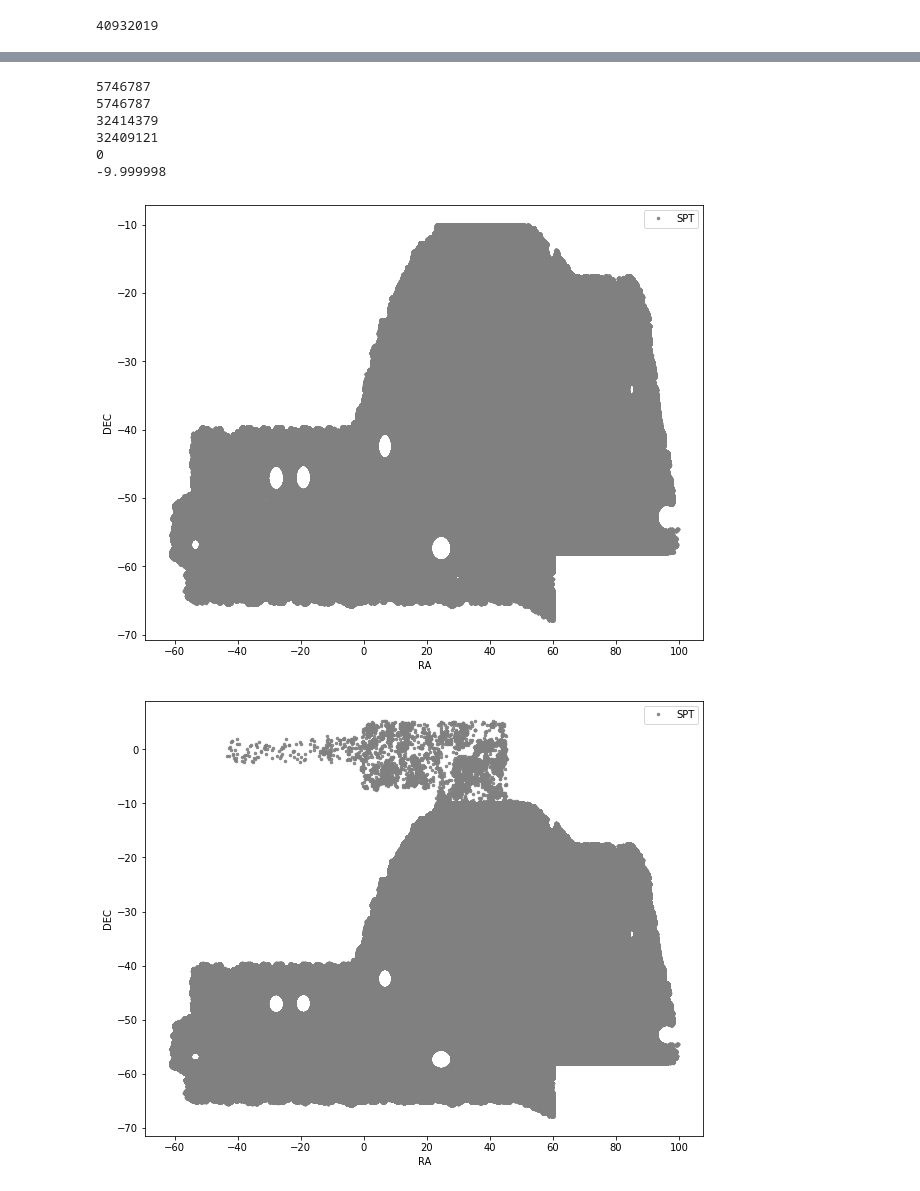
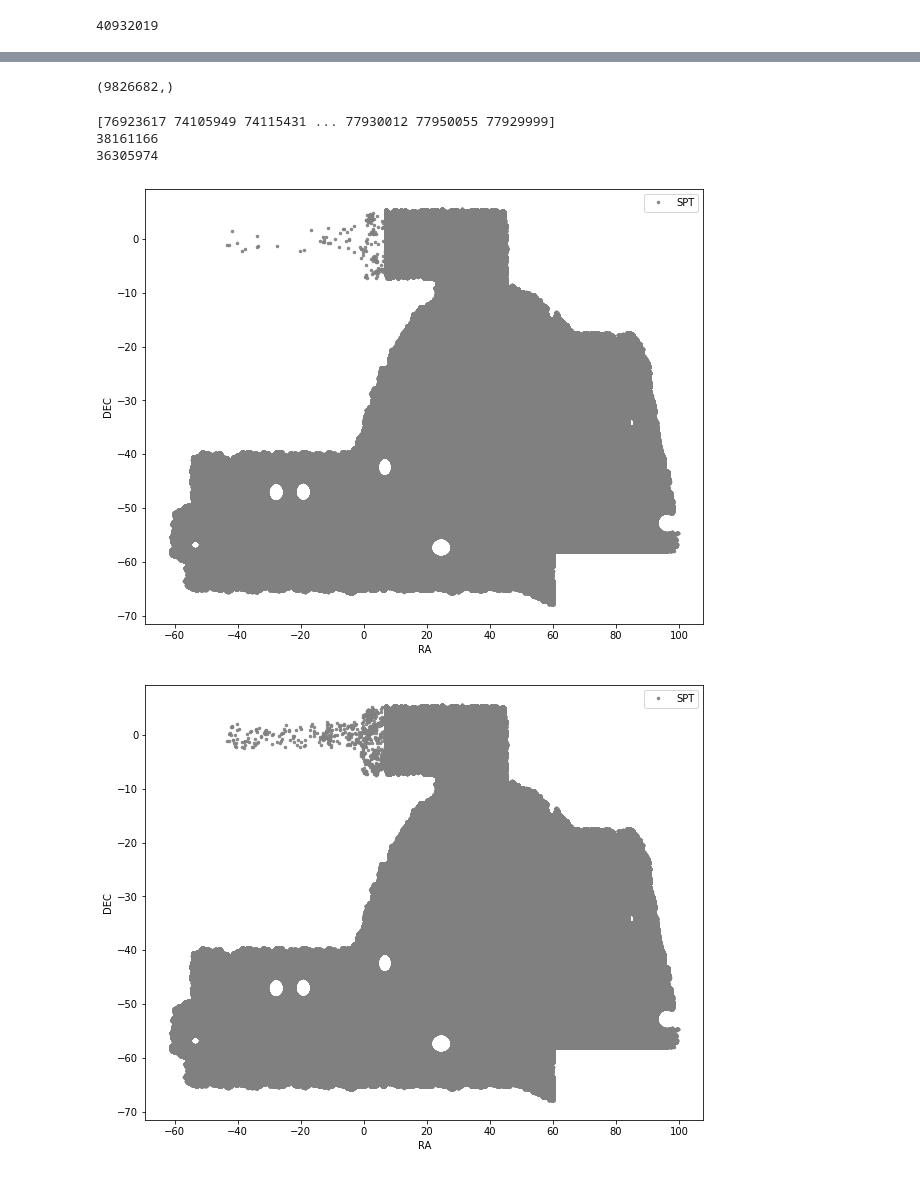
Before and after one commit to sujeong-lee/DMASS, a Jupyter notebook: code_py3/Full_DMASS.ipynb, the cells around one changed output, grey strips where cells are left out. Cells and saved outputs as stored; diff of their text form; code cells hidden in the pictures.

```diff
--- a/code_py3/Full_DMASS.ipynb
+++ b/code_py3/Full_DMASS.ipynb
@@ -197,40 +260,54 @@ st82_data, spt_data = gold[st82_mask], gold[~st82_mask]
 # %%
-print(gold[mg1].size)
-print(gold[st82_mask].size)
-print(gold[~st82_mask].size)
+import numpy as np
+import pandas as pd
 
-#try different method:
-mask = gold['DEC']<-10
-spt = gold[mask]
-print(spt.size)
+# First catalog to be matched
+#catdir = '/Users/amichoi/src/LEPHARE/ami_spherex_richardsims_shallow/'
+#file1 = open('%s/sedcat_df_1000_2000_obsf_306sphxfilts_gama.csv' %catdir)
+#data1 = np.loadtxt(file1, delimiter=',',skiprows=1)
+#file1.close()
+tractor_id = gold['COADD_OBJECT_ID'].copy()
 
-#check this doesnt include st82:
-mask2 = gold_st82['DEC']<-10
-check = gold_st82[mask2]
-print(check.size)
+# Load second catalog into pandas dataframe
+from astropy.table import Table
+df = pd.DataFrame(gold_st82_train)
+#df = gold_st82_train.to_pandas()
 
-print(np.min(gold_st82['DEC']))
+tractor_id2 = df['COADD_OBJECT_ID']
+#pix = df['HPIX_4096']
+# This command finds the i magnitude values for the tractor_id2 values that match tractor_id
+tmp = tractor_id2.loc[tractor_id2.isin(tractor_id)]
+# This just sets a new variable equal to the matched imag values
+obj_same = tmp.values
+print(obj_same.shape)
 # %% [output]
-5746787
-5746787
-32414379
-32409121
-0
--9.999998
+(9826682,)
+# %%
+print(obj_same)
+print(gold.size)
+st82_mask = np.in1d(gold['HPIX_4096'], obj_same, assume_unique=False, invert=False)
+gold_spt_pd = gold[~st82_mask]
+print(gold_spt_pd.size)
+# %% [output]
+[76923617 74105949 74115431 ... 77930012 77950055 77929999]
+38161166
+36305974
 # %%
-gold_spt = spt
+# spt footprint using pandas (and numpy)
+spatialcheck([gold_spt_pd],
+             label = ['SPT'], convert = None, ratag='RA',dectag='DEC')
+# %% [output]
+[figure, added]
-# %%
-# recheck proper footprint
-spatialcheck([spt],
-             label = ['SPT'], convert = None, ratag='RA',dectag='DEC')
-# %% [output]
-[figure, removed]
 # %%
-# recheck proper footprint
-spatialcheck([gold[~st82_mask]],
+# recheck spt footprint using numpy
+spatialcheck([gold_spt_chron],
              label = ['SPT'], convert = None, ratag='RA',dectag='DEC')
+
+# check magnitudes
+# add cut of >-10 to look at only st82 region
+# plot histograms
 # %% [output]
-[figure, old version]
+[figure, new version]
 # %%
 # save gold_spt as fits file:
 
```
Also changed, not shown: parts of 11 cells of this notebook, 1 other file.
